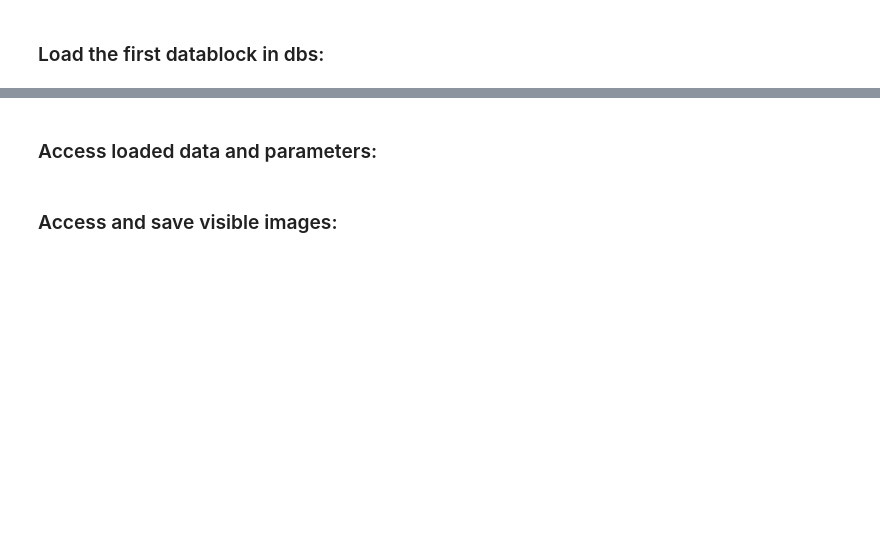
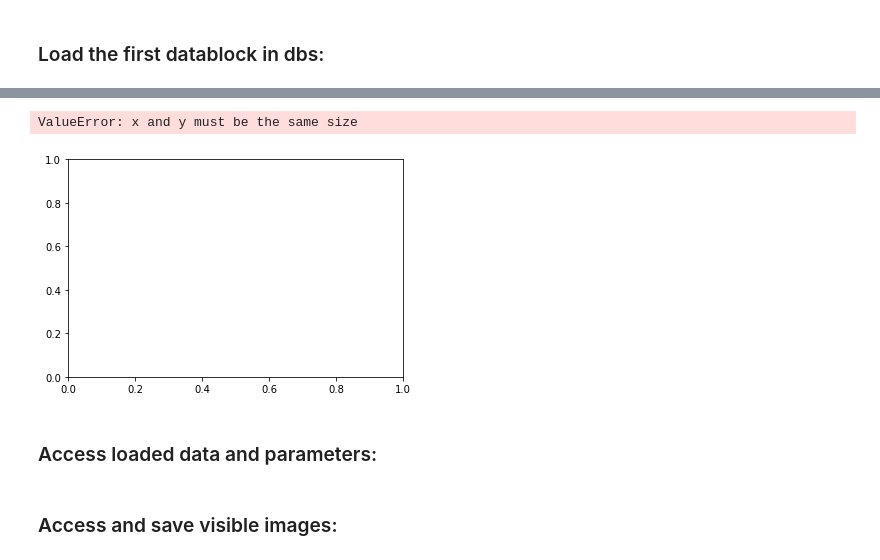
Before and after one commit to jroshk/FTIR_Mapping, a Jupyter notebook: scripts/Using_opusFCfor2dimages.ipynb, the cells around one changed output, grey strips where cells are left out. Drawn from its saved outputs; the diff is of its cells as text; code cells hidden in the pictures; blank space fills up the shorter version.

```diff
--- a/scripts/Using_opusFCfor2dimages.ipynb
+++ b/scripts/Using_opusFCfor2dimages.ipynb
@@ -10,0 +170,14 @@ data = opusFC.getOpusData(f, dbs[0])
+# %%
+loc = list(map(float, complete_df.columns[2:]))
+
+
+print(len(complete_df.columns[2:]))
+print(len(loc))
+print(complete_df.loc[1,[2:]])
+
+fig, ax = plt.subplots()
+for row in complete_df.iterrows():
+    ax.scatter(row[1], loc, label=row[1].name)
+
+plt.legend()
+plt.show()
@@ -11,3 +186,16 @@ data = opusFC.getOpusData(f, dbs[0])
+# %%
+fig, ax = plt.subplots()
+# for row in complete_df.iterrows():
+#     ax.scatter(row[1], complete_df.columns[2:] , label=row[1].name)
+
+ax.scatter(complete_df.iloc[1,:], complete_df.columns[2:] , label=row[1].name)
+complete_df.iloc[1,:]
+
+plt.legend()
+plt.show()
+# %% [output]
+ValueError: x and y must be the same size
+[figure, added]
 # %% [markdown]
 ### Access loaded data and parameters:
 # %%
```
Also changed, not shown: parts of 18 cells of this notebook.
